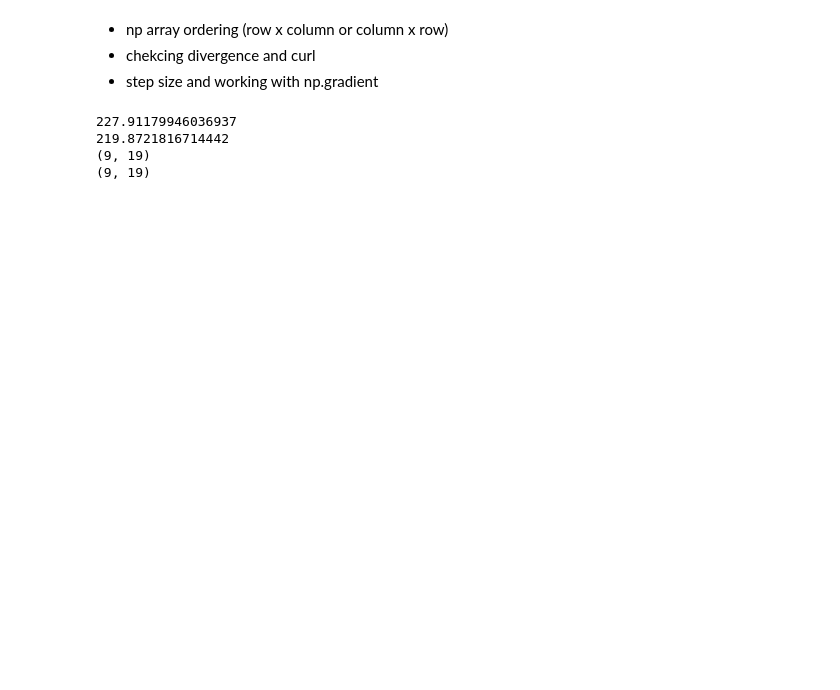
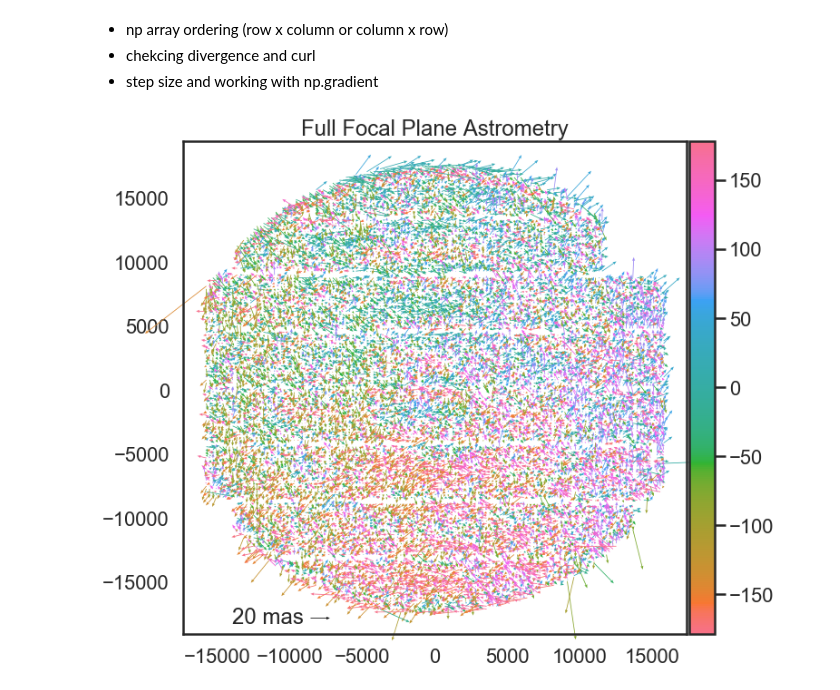
Before and after one commit to hshams28/Astr499-Research, a Jupyter notebook: Divergence and Curl .ipynb, the cells around one changed output. Saved outputs shown, nothing was run; the diff lists cells and outputs as text; code cells hidden in the pictures; blank space fills up the shorter version.

```diff
--- a/Divergence and Curl .ipynb
+++ b/Divergence and Curl .ipynb
@@ -225,14 +241,10 @@ def plot_quiver(ax, xx, yy, uu, vv, ccd, label):
     Q = ax.quiver(xx, yy, uu, vv, np.degrees(angle), cmap=cmap, units='x', pivot='tail', scale=scale, width=50,
                   headwidth=4, clip_on=False)
 
-    length = 20  #0.5/scale if 'mean' in label else 100
-    key = ax.quiverkey(Q, 0.31, 0.15, length, '%s mas'%(length), angle=0,
-                       coordinates='figure', labelpos='W', fontproperties={'size': 24})
-
     fig.subplots_adjust()
-    colorbar(Q);
 
     filename = Path("plots/quiver-%s-%s.png"%(ccd, label))
+    return Q
 # %%
 import glob
 #name = 'single'
@@ -250,15 +261,20 @@ for file in files:
         xx, yy, uu, vv, xlim, ylim, ccd = pickle.load(infile)
         xTemp, yTemp, uTemp, vTemp, dxTemp, dyTemp = uv_mean(xlim, ylim, xx, yy, uu, vv, 10, 20)
         data[ccd] = UVData(xTemp.copy(), yTemp.copy(), uTemp.copy(), vTemp.copy(), xlim, ylim, dxTemp, dyTemp)
-# %%
-print(data[ccd].dx)
-print(data[ccd].dy)
-
-print(data[ccd].x.shape)
-print(data[ccd].y.shape)
-# %% [output]
-227.91179946036937
-219.8721816714442
-(9, 19)
-(9, 19)
+# %%
+def plot_astrometry():
+    fig = plt.figure(figsize=(1.05*10, 10))
+    ax = fig.add_subplot(111)
+    ax.set_title("Full Focal Plane Astrometry")
+    #x_size = 10*(data[ccd].x.max()-data[ccd].x.min()) / (data[ccd].y.max()-data[ccd].y.min())
+    for ccd in data:
+        Q = plot_quiver(ax, data[ccd].x, data[ccd].y, data[ccd].u, data[ccd].v, ccd, 'mean-'+name)
+    length = 20
+    ax.quiverkey(Q, 0.31, 0.15, length, '%s mas'%(length), angle=0, coordinates='figure',
+                 labelpos='W', fontproperties={'size': 24})
+    colorbar(Q);
+# %%
+plot_astrometry()
+# %% [output]
+[figure, added]
 # %%
```
Also changed, not shown: parts of 6 cells of this notebook.
